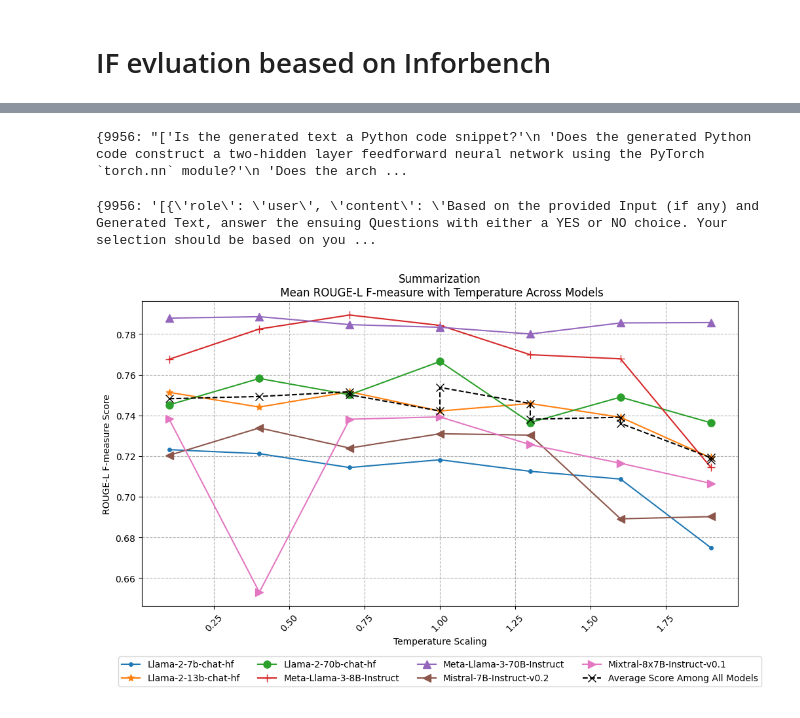
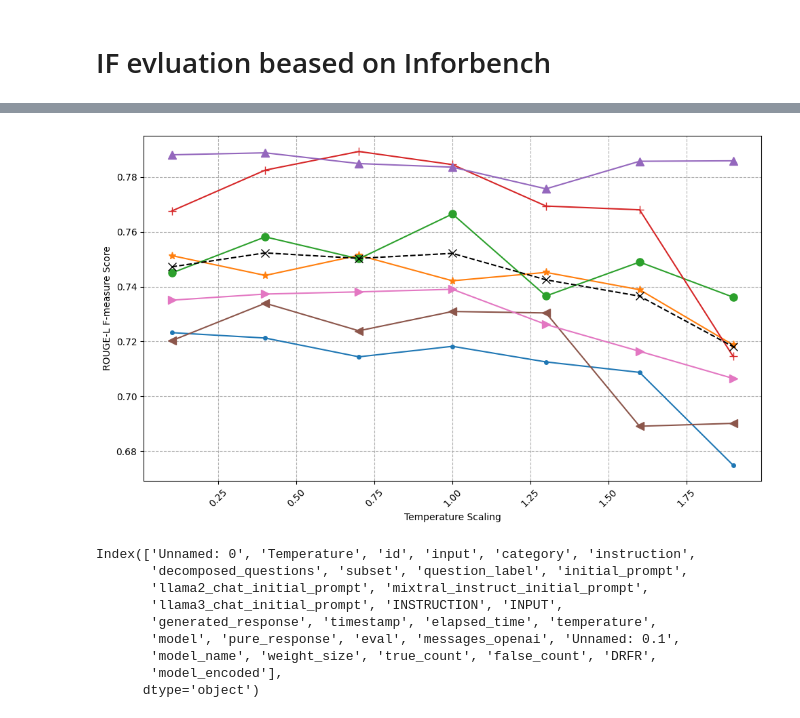
Before and after one commit to DobricLilujun/temperature_eval, a Jupyter notebook: script/evaluation_IF.ipynb, the cells around one changed output, grey strips where cells are left out. Cells and saved outputs as stored; diff of their text form; code cells hidden in the pictures.

```diff
--- a/script/evaluation_IF.ipynb
+++ b/script/evaluation_IF.ipynb
@@ -17,6 +17,7 @@ input_path = os.path.join(foler_path, file_name)
 output_path = os.path.join(foler_path, output_file_name)
 _data = pd.read_csv(input_path)
 eval_model = "gpt-3.5-turbo-0125"
-api_key = "sk-proj-QXNW4lTSxtWIB3TEZQm7T3BlbkFJxx7ktJG0HSf1lww6bT2N"
+api_key = os.getenv("OPENAI_API_KEY")
+# api_key = "sk-proj-SO2y3QIaRpeWkRIkYRAiT3BlbkFJj6A62UbQlaJSGpmSiIFN"
 client = OpenAI(api_key=api_key)
 temperature = 0
@@ -56,12 +67,6 @@ _data["pure_response"] = _data.apply(extract_pure_response, axis=1)
 # %%
-import os
-
-if os.path.exists(output_path):
-    data_evaluated = pd.read_csv(output_path)
-    last_idx = data_evaluated.shape[0]
-else:
-    last_idx = 0
-
+test_times = 0
+times = 0
 pbar = tqdm(total=len(_data))
 for index, entry in tqdm(_data.iterrows()):
     if index <= last_idx:
@@ -82,11 +87,15 @@ for index, entry in tqdm(_data.iterrows()):
                 content = f'{SYS_MSG}\n\nGenerated Text:\n"{output}"\n\nQuestion:\n{question}\n'
         else:
             content = f"{question}\n"
+        # print(content)
         message.append({"role": "user", "content": content})
         # create a chat completion
         success = False
         early_stop = False
+        rep = 0
         while not success:
+            if rep > 2:
+                break
             try:
                 completion = client.chat.completions.create(
                     model=eval_model,
@@ -95,6 +104,7 @@ for index, entry in tqdm(_data.iterrows()):
                 )
                 generation = completion.choices[0].message.content
                 message.append({"role": "assistant", "content": generation})
+                rep += 1
                 # check if generation is yes or no
                 if generation.lower().startswith(
                     "yes"
@@ -117,10 +127,11 @@ for index, entry in tqdm(_data.iterrows()):
                         break
                 success = True
             except Exception as e:
+                rep += 1
                 print("ERROR!")
                 print(e)
                 print("Retry!")
-                time.sleep(20)
+                time.sleep(3)
 
         # when no answer occurs, break the loop and continue to next instance
         if early_stop:
@@ -139,8 +150,7 @@ for index, entry in tqdm(_data.iterrows()):
 
     updated_row["eval"] = bool_results
     updated_row["messages_openai"] = message
-    # if test_times > 5:
-    #     break
+    test_times += 1
     updated_dataframe = pd.DataFrame([updated_row])
     pbar.update(1)
     if not os.path.exists(output_path):
@@ -162,9 +164,12 @@ KeyboardInterrupt:
 import pandas as pd
 
 df = pd.read_csv(
-    "/home/lujun/local/temperature_eval/Paper Experiment Results/New_filtered/IF/exp_result_Llama-2-7b-chat-hf_evaluated.csv"
+    "/home/lujun/local/temperature_eval/Paper Experiment Results/New_filtered/IF/exp_result_Meta-Llama-3-8B-Instruct_20240503202231_evaluated.csv"
 )
 # %%
+df = df[~df["eval"].str.contains("None", na=False)]
+
+
 def count_true_false(string):
     string_lower = string.lower()
     count_true = string_lower.count("true")
@@ -268,11 +293,3 @@ test = df[df["model"] == "Mixtral-8x7B-Instruct-v0.1"][df["DRFR"].isna()].head(1
-# %%
-test.decomposed_questions.to_dict()
-# %% [output]
-{9956: "['Is the generated text a Python code snippet?'\n 'Does the generated Python code construct a two-hidden layer feedforward neural network using the PyTorch `torch.nn` module?'\n 'Does the arch ...
-# %%
-test.messages_openai.to_dict()
-# %% [output]
-{9956: '[{\'role\': \'user\', \'content\': \'Based on the provided Input (if any) and Generated Text, answer the ensuing Questions with either a YES or NO choice. Your selection should be based on you ...
 # %%
 grouped_data = df.groupby(["model", "Temperature"])["DRFR"].mean()
 
@@ -313,33 +330,46 @@ for i, model in enumerate(models):
     plt.plot(
         model_data.index.get_level_values("Temperature"),
         model_data,
         marker=marker,
         markersize=8,
         label=model,
     )
 
 grouped_data_temperature = df.groupby(["Temperature"])["DRFR"].mean()
 plt.plot(
     grouped_data_temperature.index,
     grouped_data_temperature,
     linestyle="--",
     marker="x",
     markersize=8,
     color="black",
     label="Average Score Among All Models",
 )
 
 plt.xlabel("Temperature Scaling")
 plt.ylabel("ROUGE-L F-measure Score")
-plt.title("Summarization\n Mean ROUGE-L F-measure with Temperature Across Models")
+# plt.title("Summarization\n Mean ROUGE-L F-measure with Temperature Across Models")
 plt.grid(
     linestyle="--",
 )
 plt.xticks(rotation=45)
 plt.tight_layout()
 
-plt.legend(loc="upper center", bbox_to_anchor=(0.5, -0.15), ncol=4)
+# plt.legend(loc="upper center", bbox_to_anchor=(0.5, -0.15), ncol=4)
 plt.savefig(output_photo_path, format="svg", bbox_inches="tight")
+# plt.legend(loc="upper center", bbox_to_anchor=(0.5, -0.15), ncol=4)
 plt.show()
 # %% [output]
-[figure, old version]
+[figure, new version]
+# %%
+df.columns
+# %% [output]
+Index(['Unnamed: 0', 'Temperature', 'id', 'input', 'category', 'instruction',
+       'decomposed_questions', 'subset', 'question_label', 'initial_prompt',
+       'llama2_chat_initial_prompt', 'mixtral_instruct_initial_prompt',
+       'llama3_chat_initial_prompt', 'INSTRUCTION', 'INPUT',
+       'generated_response', 'timestamp', 'elapsed_time', 'temperature',
+       'model', 'pure_response', 'eval', 'messages_openai', 'Unnamed: 0.1',
+       'model_name', 'weight_size', 'true_count', 'false_count', 'DRFR',
+       'model_encoded'],
+      dtype='object')
```
Also changed, not shown: parts of 16 cells of this notebook, 1 other file.
